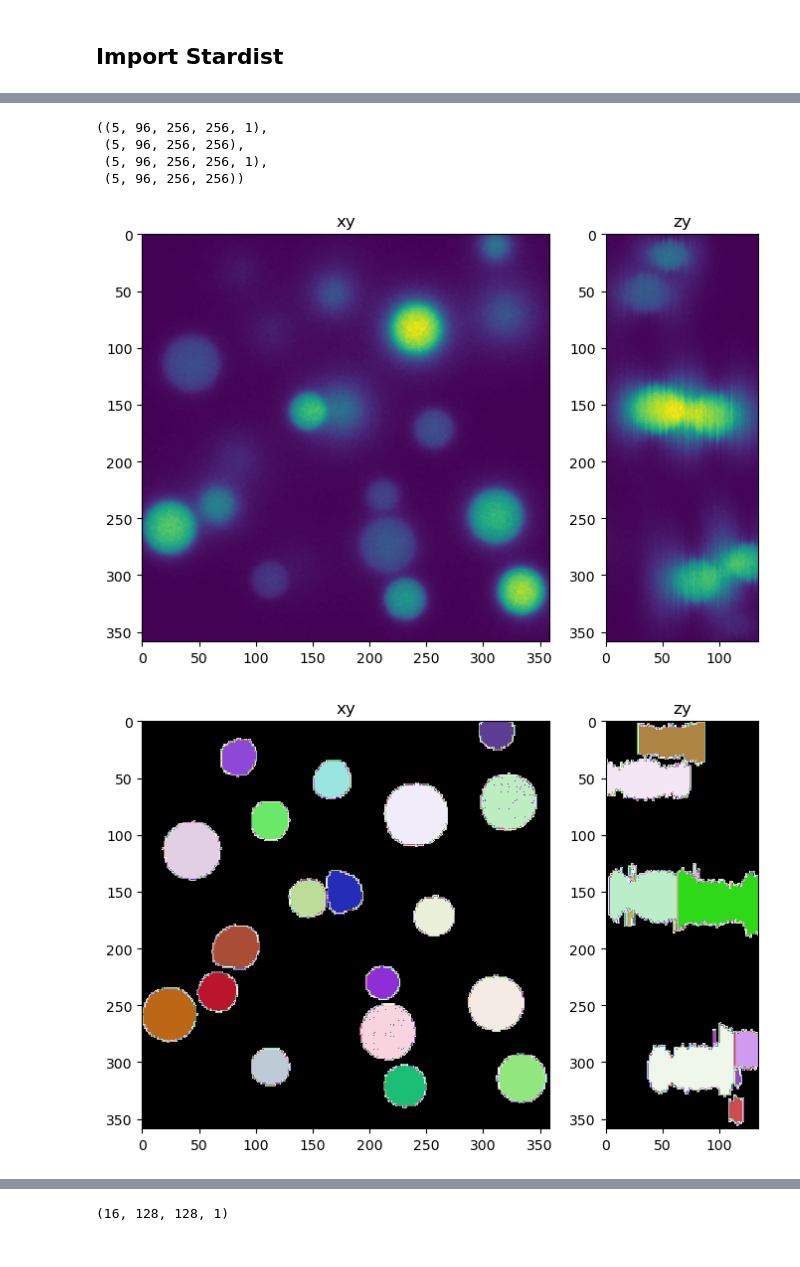
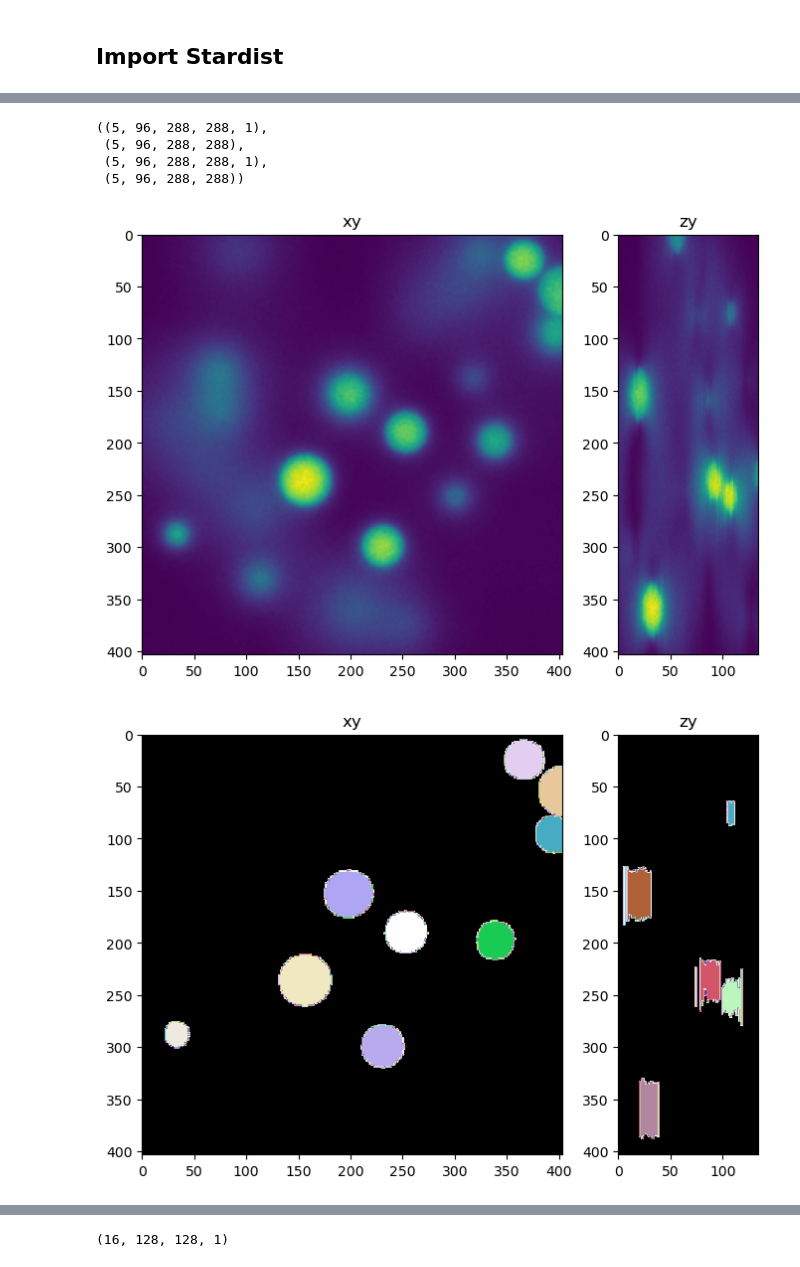
Before and after one commit to True-North-Intelligent-Algorithms/tnia-python, a Jupyter notebook: notebooks/imagesc/2024_01_30_connect2d_in3d/20_train_stardist.ipynb, the cells around one changed output, grey strips where cells are left out. Drawn from its saved outputs; the diff is of its cells as text; code cells hidden in the pictures.

```diff
--- a/notebooks/imagesc/2024_01_30_connect2d_in3d/20_train_stardist.ipynb
+++ b/notebooks/imagesc/2024_01_30_connect2d_in3d/20_train_stardist.ipynb
@@ -34,7 +34,7 @@ tnia_images_path = Path("D:/images/tnia-python-images")
 parent_path = tnia_images_path / "imagesc/2024_01_30_connect2d_in3d"
 model_path = parent_path / 'models'
 print(model_path)
-patches_path = parent_path / 'patches'
+patches_path = parent_path / 'patches7'
 print(patches_path)
 # %% [output]
 D:\images\tnia-python-images\imagesc\2024_01_30_connect2d_in3d\models
@@ -110,13 +125,10 @@ n_rays = 96
 
 # Use rays on a Fibonacci lattice adjusted for measured anisotropy of the training data
 rays = Rays_GoldenSpiral(n_rays, anisotropy=anisotropy)
-model_name = 'stardist_model_96ray'
+model_name = 'stardist_model_96ray_2'
 
 #rays = Rays_Octo(n_level=1)
 #model_name = 'stardist_octo'
-# create a csbdeep config
-# we mostly use the default settings except in this case unet_n_depth=4, so we downsampling 4 times and can use low level features
-# consider changing the number of filters (unet_n_first) to save memory
 
 config = Config3D (rays=rays, axes=axes,n_channel_in=1, train_patch_size=(96, 64, 64), grid=(1,2,2), unet_n_depth=3)
 
@@ -194,16 +206,16 @@ Loading network weights from 'weights_best.h5'.
 # %%
 X_train.shape, Y_train.shape, X_val.shape, Y_val.shape
 # %% [output]
-((5, 96, 256, 256, 1),
- (5, 96, 256, 256),
- (5, 96, 256, 256, 1),
- (5, 96, 256, 256))
+((5, 96, 288, 288, 1),
+ (5, 96, 288, 288),
+ (5, 96, 288, 288, 1),
+ (5, 96, 288, 288))
 # %%
 n=2
-labels, details = model.predict_instances(X_train[n], prob_thresh=0.3, nms_thresh=0.2)
+labels, details = model.predict_instances(X_train[n], prob_thresh=0.7, nms_thresh=0.2)
 fig = show_xy_zy_slice(X_train[n], int(X_train[0].shape[2]/2), int(X_train[0].shape[1]/2), 10,1.4,1.4, figsize=(8,6))
 fig = show_xy_zy_slice(Y_train[n], int(Y_train[0].shape[2]/2), int(Y_train[0].shape[1]/2), 10,1.4,1.4, colormap=colormap, figsize=(8,6))
 fig = show_xy_zy_slice(labels, int(labels.shape[2]/2), int(labels.shape[1]/2), 10,1.4,1.4, colormap=colormap, figsize=(8,6))
 # %% [output]
-[figure, old version]
+[figure, new version]
-[figure, old version]
+[figure, new version]
```
Also changed, not shown: parts of 12 cells of this notebook, 1 other file.
